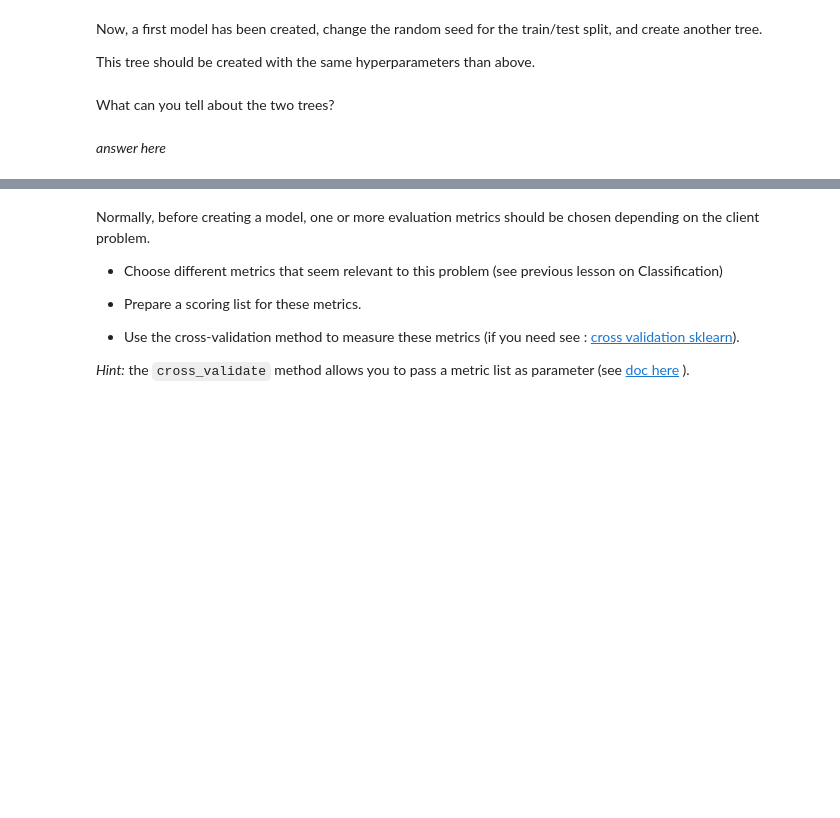
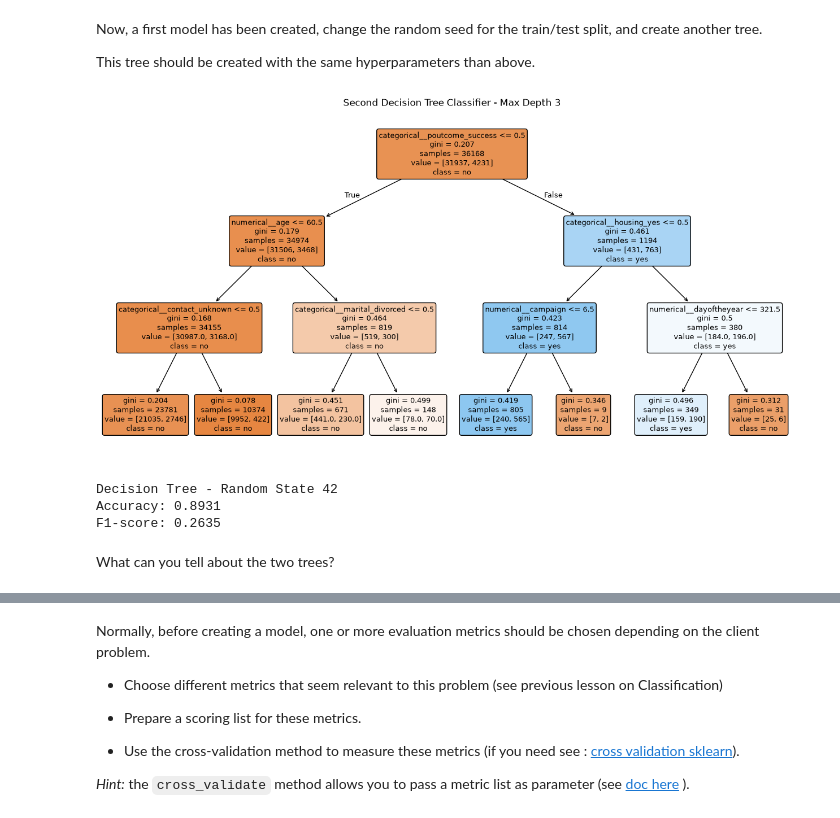
Before and after one commit to Robert-dataAI/ML2.2_ensemble_methods_intro, a Jupyter notebook: notebooks/EnsembleLearning_v2.ipynb, the cells around one changed output, grey strips where cells are left out. Cells and saved outputs as stored; diff of their text form; code cells hidden in the pictures; blank space fills up the shorter version.

```diff
--- a/notebooks/EnsembleLearning_v2.ipynb
+++ b/notebooks/EnsembleLearning_v2.ipynb
@@ -769,3 +783,13 @@ Now, a first model has been created, change the random seed for the train/test s
 This tree should be created with the same hyperparameters than above.
 # %%
 # create a new train and test dataset with a different seed
+## Crear un segundo conjunto de entrenamiento y test
+
+X_train_21, X_test_21, y_train_21, y_test_21 = train_test_split(
+    X,
+    y,
+    test_size=0.20,
+    random_state=21,
+    stratify=y
+
+)
@@ -774,4 +796,66 @@ This tree should be created with the same hyperparameters than above.
+# %%
+# Second tree creation
+
+# Second Decision Tree Pipeline
+tree_pipeline_21 = Pipeline([
+    ('preprocessor', preprocessor),
+    ('classifier', DecisionTreeClassifier(
+        max_depth=3,
+        random_state=42
+    ))
+])
+
+# Train the second model
+tree_pipeline_21.fit(X_train_21, y_train_21)
+
+# Predictions
+y_pred_21 = tree_pipeline_21.predict(X_test_21)
+
+# Get transformed feature names
+feature_names = tree_pipeline_21.named_steps[
+    'preprocessor'
+].get_feature_names_out()
+
+## Conclusión:
+"""
+    Así tendremos dos árboles entrenados con diferentes conjuntos de entrenamiento,
+    pero con los mismos hiperparámetros. Esto nos permitirá estudiar si el cambio en la distribución
+    de los datos afecta a la estructura del árbol y a sus métricas de rendimiento.
+"""
+
+# Visualize second decision tree
+plt.figure(figsize=(16, 8))
+
+plot_tree(
+    tree_pipeline_21.named_steps['classifier'],
+    feature_names=feature_names,
+    class_names=['no', 'yes'],
+    filled=True,
+    rounded=True,
+    fontsize=9
+)
+
+plt.title('Second Decision Tree Classifier - Max Depth 3')
+plt.show()
+
+print("\n")
+# Predictions
+accuracy_21 = accuracy_score(y_test_21, y_pred_21)
+
+f1_21 = f1_score(
+    y_test_21,
+    y_pred_21,
+    pos_label=1,
+    zero_division=0
+)
+
+print("Decision Tree - Random State 42")
+print(f"Accuracy: {accuracy_42:.4f}")
+print(f"F1-score: {f1_42:.4f}")
+# %% [output]
+[figure, added]
+Decision Tree - Random State 42
+Accuracy: 0.8931
+F1-score: 0.2635
 # %% [markdown]
 What can you tell about the two trees?
-# %% [markdown]
-*answer here*
```
Also changed, not shown: parts of 33 cells of this notebook.
